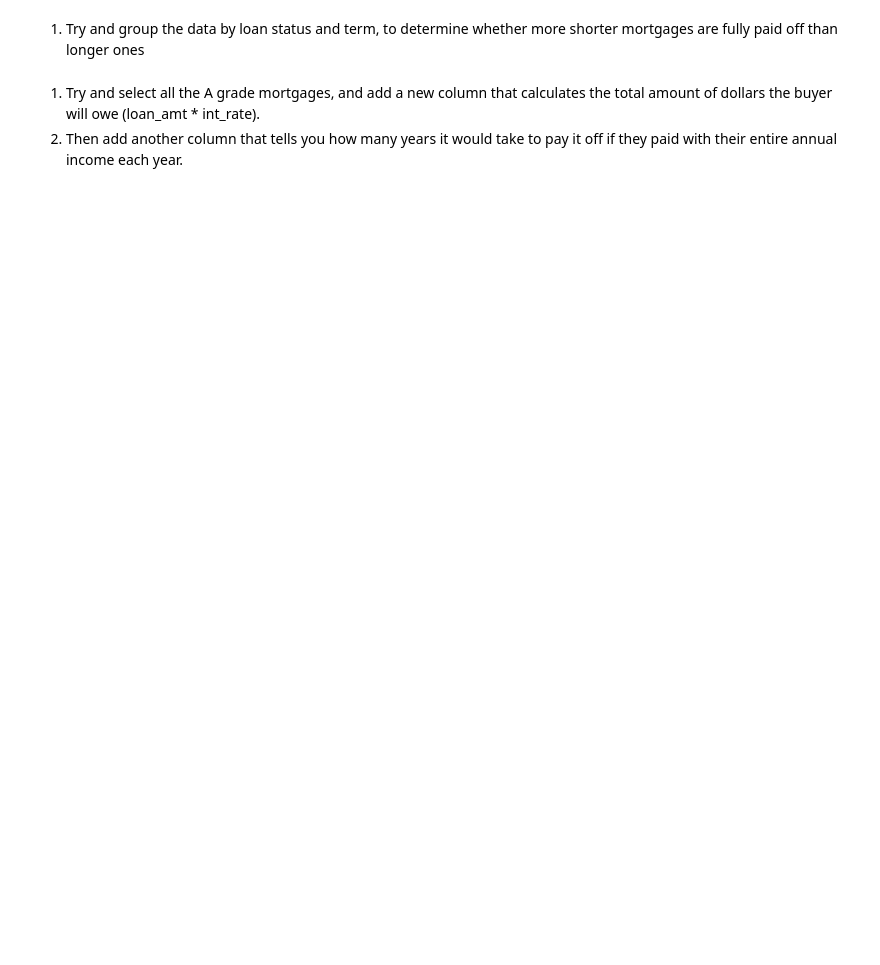
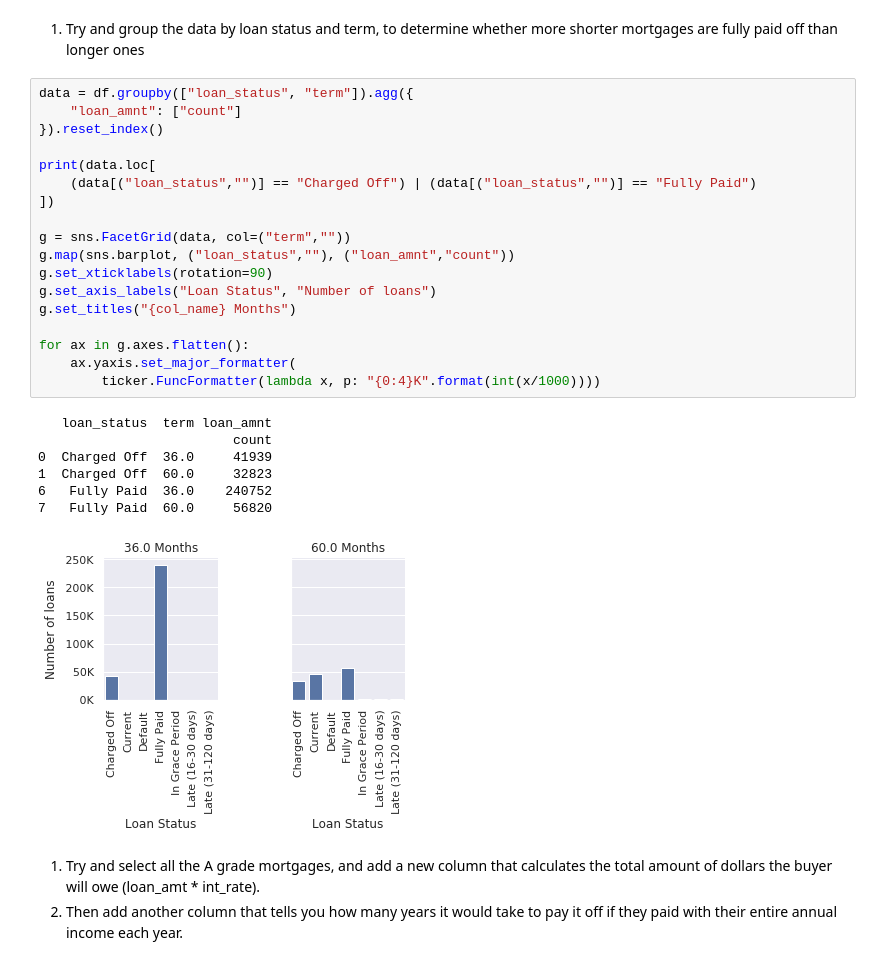
Before and after one commit to nswarr/python-data-analysis-crash-course, a Jupyter notebook: 01-Pandas/Chapter 5.ipynb, the cells around one changed output. Drawn from its saved outputs; the diff is of its cells as text; blank space fills up the shorter version.

```diff
--- a/01-Pandas/Chapter 5.ipynb
+++ b/01-Pandas/Chapter 5.ipynb
@@ -14,5 +84,31 @@ I've added a column reference here: https://github.com/jobelenus/python-data-ana
 # %% [markdown]
 1. Try and group the data by loan status and term, to determine whether more shorter mortgages are fully paid off than longer ones
+# %%
+data = df.groupby(["loan_status", "term"]).agg({
+    "loan_amnt": ["count"]
+}).reset_index()
+
+print(data.loc[
+    (data[("loan_status","")] == "Charged Off") | (data[("loan_status","")] == "Fully Paid")
+])
+
+g = sns.FacetGrid(data, col=("term",""))
+g.map(sns.barplot, ("loan_status",""), ("loan_amnt","count"))
+g.set_xticklabels(rotation=90)
+g.set_axis_labels("Loan Status", "Number of loans")
+g.set_titles("{col_name} Months")
+
+for ax in g.axes.flatten():
+    ax.yaxis.set_major_formatter(
+        ticker.FuncFormatter(lambda x, p: "{0:4}K".format(int(x/1000))))
+# %% [output]
+   loan_status  term loan_amnt
+                         count
+0  Charged Off  36.0     41939
+1  Charged Off  60.0     32823
+6   Fully Paid  36.0    240752
+7   Fully Paid  60.0     56820
+[figure, added]
 # %% [markdown]
 1. Try and select all the A grade mortgages, and add a new column that calculates the total amount of dollars the buyer will owe (loan_amt * int_rate).
 2. Then add another column that tells you how many years it would take to pay it off if they paid with their entire annual income each year.
```
Also changed, not shown: parts of 10 cells of this notebook.
